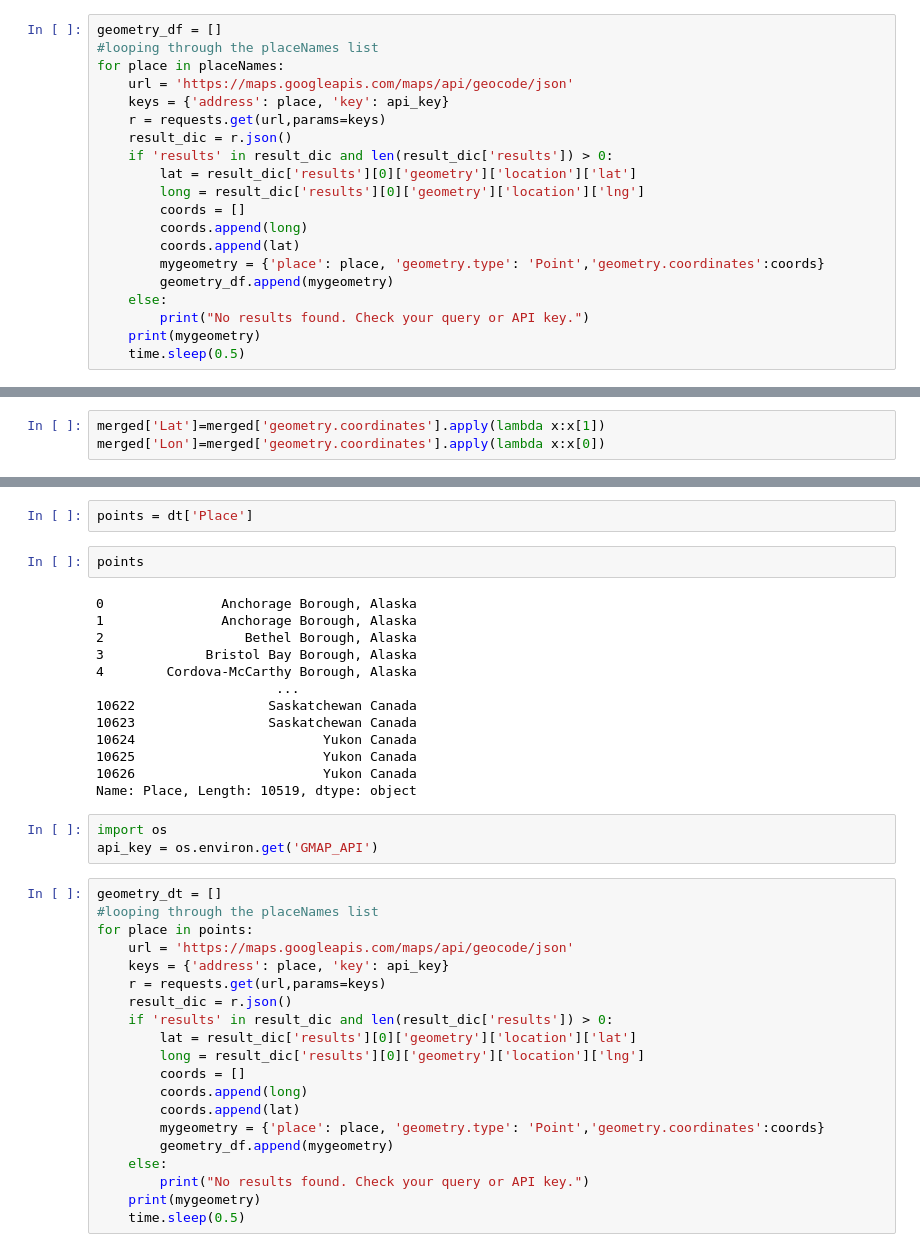
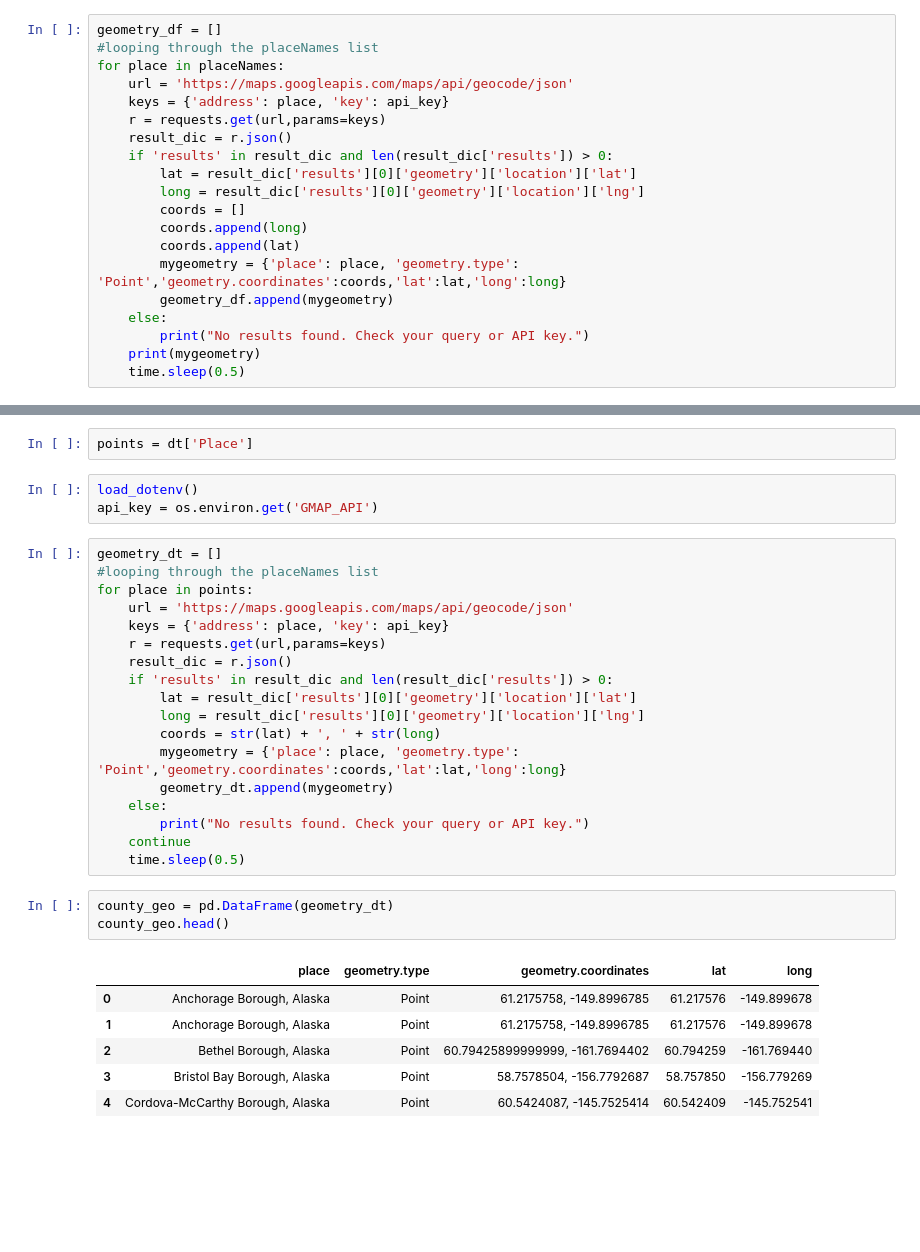
Before and after one commit to yiren54610/Bigfoot, a Jupyter notebook: Scraping.ipynb, the cells around one changed output, grey strips where cells are left out. Cells and saved outputs as stored; diff of their text form; blank space fills up the shorter version.

```diff
--- a/Scraping.ipynb
+++ b/Scraping.ipynb
@@ -105,7 +88,7 @@ for place in placeNames:
         coords = []
         coords.append(long)
         coords.append(lat)
-        mygeometry = {'place': place, 'geometry.type': 'Point','geometry.coordinates':coords}
+        mygeometry = {'place': place, 'geometry.type': 'Point','geometry.coordinates':coords,'lat':lat,'long':long}
         geometry_df.append(mygeometry)
     else:
         print("No results found. Check your query or API key.")
@@ -153,6 +136,3 @@ merged.head()
 | 2 | Arkansas | 111 | 3-2023 | 9-2022 | https://www.bfro.net/GDB/state_li... | Arkansas | Point | ... |
 | 3 | Arizona | 85 | 6-2021 | 6-2021 | https://www.bfro.net/GDB/state_li... | Arizona | Point | ... |
 | 4 | California | 463 | 10-2024 | 10-2024 | https://www.bfro.net/GDB/state_li... | California | Point | ... |
-# %%
-merged['Lat']=merged['geometry.coordinates'].apply(lambda x:x[1])
-merged['Lon']=merged['geometry.coordinates'].apply(lambda x:x[0])
@@ -448,22 +389,7 @@ dt.head(-5)
 # %%
 points = dt['Place']
-# %%
-points
-# %% [output]
-0               Anchorage Borough, Alaska
-1               Anchorage Borough, Alaska
-2                  Bethel Borough, Alaska
-3             Bristol Bay Borough, Alaska
-4        Cordova-McCarthy Borough, Alaska
-                       ...
-10622                 Saskatchewan Canada
-10623                 Saskatchewan Canada
-10624                        Yukon Canada
-10625                        Yukon Canada
-10626                        Yukon Canada
-Name: Place, Length: 10519, dtype: object
 # %%
-import os
+load_dotenv()
 api_key = os.environ.get('GMAP_API')
 # %%
 geometry_dt = []
@@ -476,12 +402,20 @@ for place in points:
     if 'results' in result_dic and len(result_dic['results']) > 0:
         lat = result_dic['results'][0]['geometry']['location']['lat']
         long = result_dic['results'][0]['geometry']['location']['lng']
-        coords = []
-        coords.append(long)
-        coords.append(lat)
-        mygeometry = {'place': place, 'geometry.type': 'Point','geometry.coordinates':coords}
-        geometry_df.append(mygeometry)
+        coords = str(lat) + ', ' + str(long)
+        mygeometry = {'place': place, 'geometry.type': 'Point','geometry.coordinates':coords,'lat':lat,'long':long}
+        geometry_dt.append(mygeometry)
     else:
         print("No results found. Check your query or API key.")
-    print(mygeometry)
+    continue
     time.sleep(0.5)
+# %%
+county_geo = pd.DataFrame(geometry_dt)
+county_geo.head()
+# %% [output]
+|  | place | geometry.type | geometry.coordinates | lat | long |
+| 0 | Anchorage Borough, Alaska | Point | 61.2175758, -149.8996785 | 61.217576 | -149.899678 |
+| 1 | Anchorage Borough, Alaska | Point | 61.2175758, -149.8996785 | 61.217576 | -149.899678 |
+| 2 | Bethel Borough, Alaska | Point | 60.79425899999999, -161.7694402 | 60.794259 | -161.769440 |
+| 3 | Bristol Bay Borough, Alaska | Point | 58.7578504, -156.7792687 | 58.757850 | -156.779269 |
+| 4 | Cordova-McCarthy Borough, Alaska | Point | 60.5424087, -145.7525414 | 60.542409 | -145.752541 |
```
Also changed, not shown: parts of 21 cells of this notebook.
